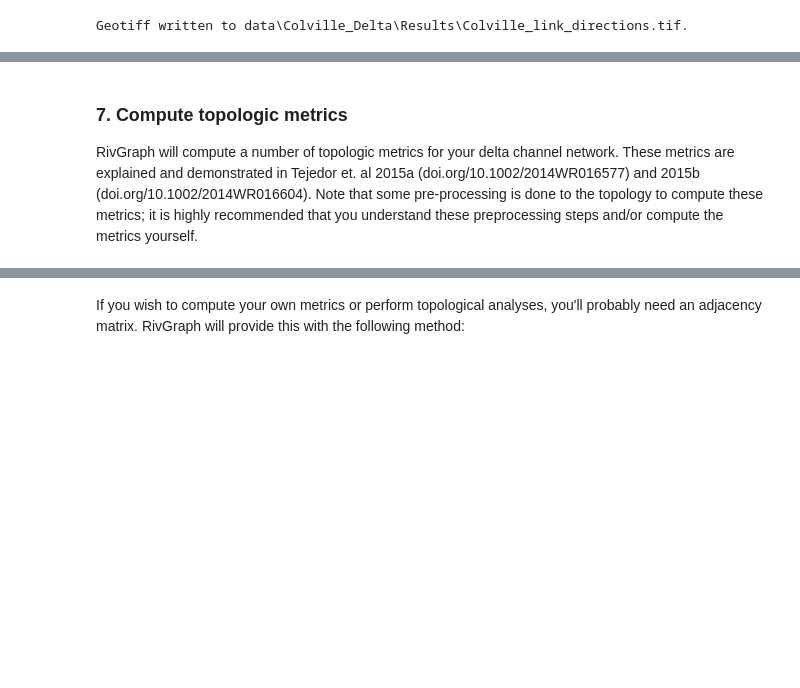
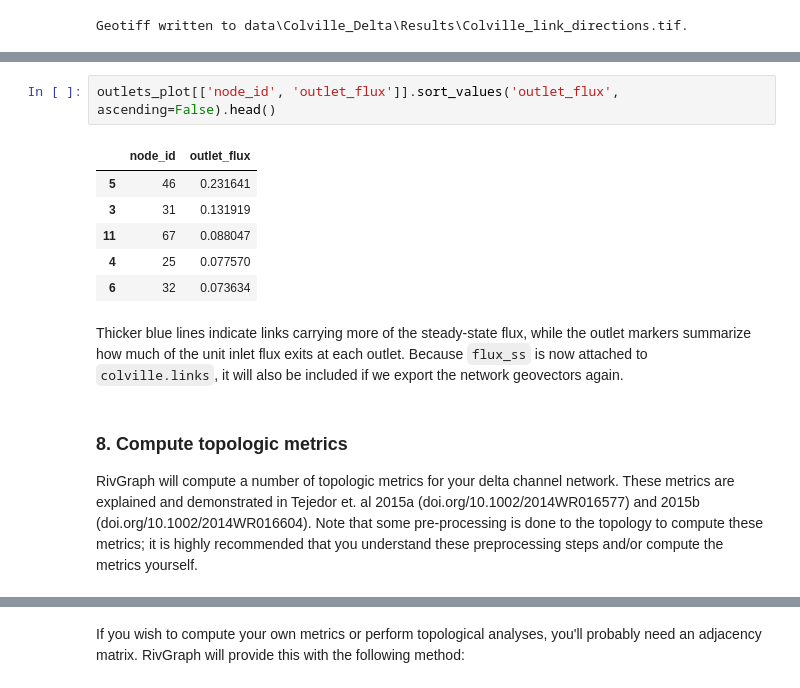
Before and after one commit to VeinsOfTheEarth/RivGraph, a Jupyter notebook: examples/delta_example.ipynb, the cells around one changed output, grey strips where cells are left out. Cells and saved outputs as stored; diff of their text form; blank space fills up the shorter version.

```diff
--- a/examples/delta_example.ipynb
+++ b/examples/delta_example.ipynb
@@ -227,5 +265,17 @@ dict_keys(['idx', 'conn', 'id', 'inlets', 'outlets', 'int_ang', 'jtype', 'width_
+# %%
+outlets_plot[['node_id', 'outlet_flux']].sort_values('outlet_flux', ascending=False).head()
+# %% [output]
+|  | node_id | outlet_flux |
+| 5 | 46 | 0.231641 |
+| 3 | 31 | 0.131919 |
+| 11 | 67 | 0.088047 |
+| 4 | 25 | 0.077570 |
+| 6 | 32 | 0.073634 |
+# %% [markdown]
+Thicker blue lines indicate links carrying more of the steady-state flux, while the outlet markers summarize how much of the unit inlet flux exits at each outlet.
+Because ``flux_ss`` is now attached to ``colville.links``, it will also be included if we export the network geovectors again.
 # %% [markdown]
-### 7. Compute topologic metrics
+### 8. Compute topologic metrics
 
 RivGraph will compute a number of topologic metrics for your delta channel network. These metrics are explained and demonstrated in Tejedor et. al 2015a (doi.org/10.1002/2014WR016577) and 2015b (doi.org/10.1002/2014WR016604). Note that some pre-processing is done to the topology to compute these metrics; it is highly recommended that you understand these preprocessing steps and/or compute the metrics yourself.
 # %%
```
Also changed, not shown: parts of 19 cells of this notebook, 25 other files.
